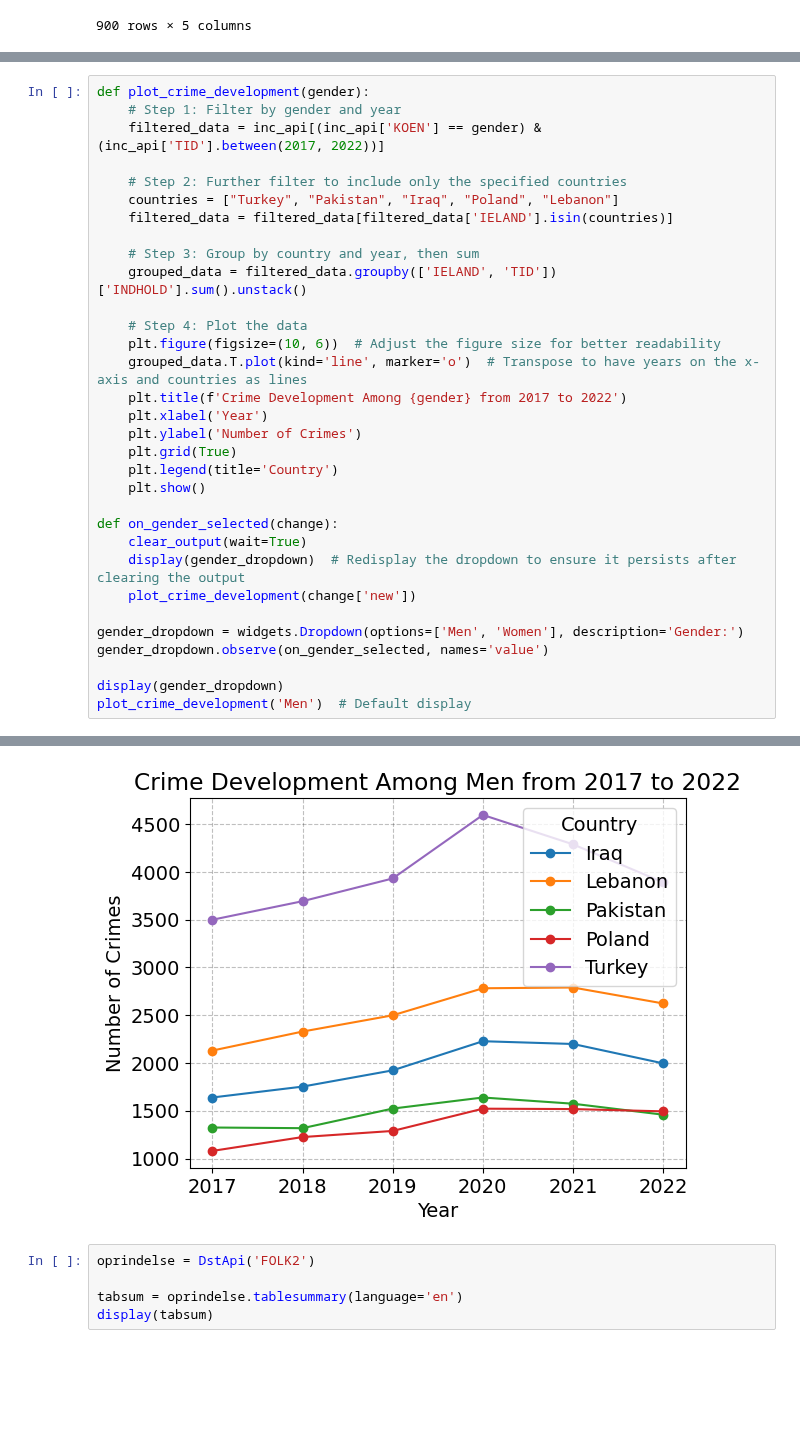
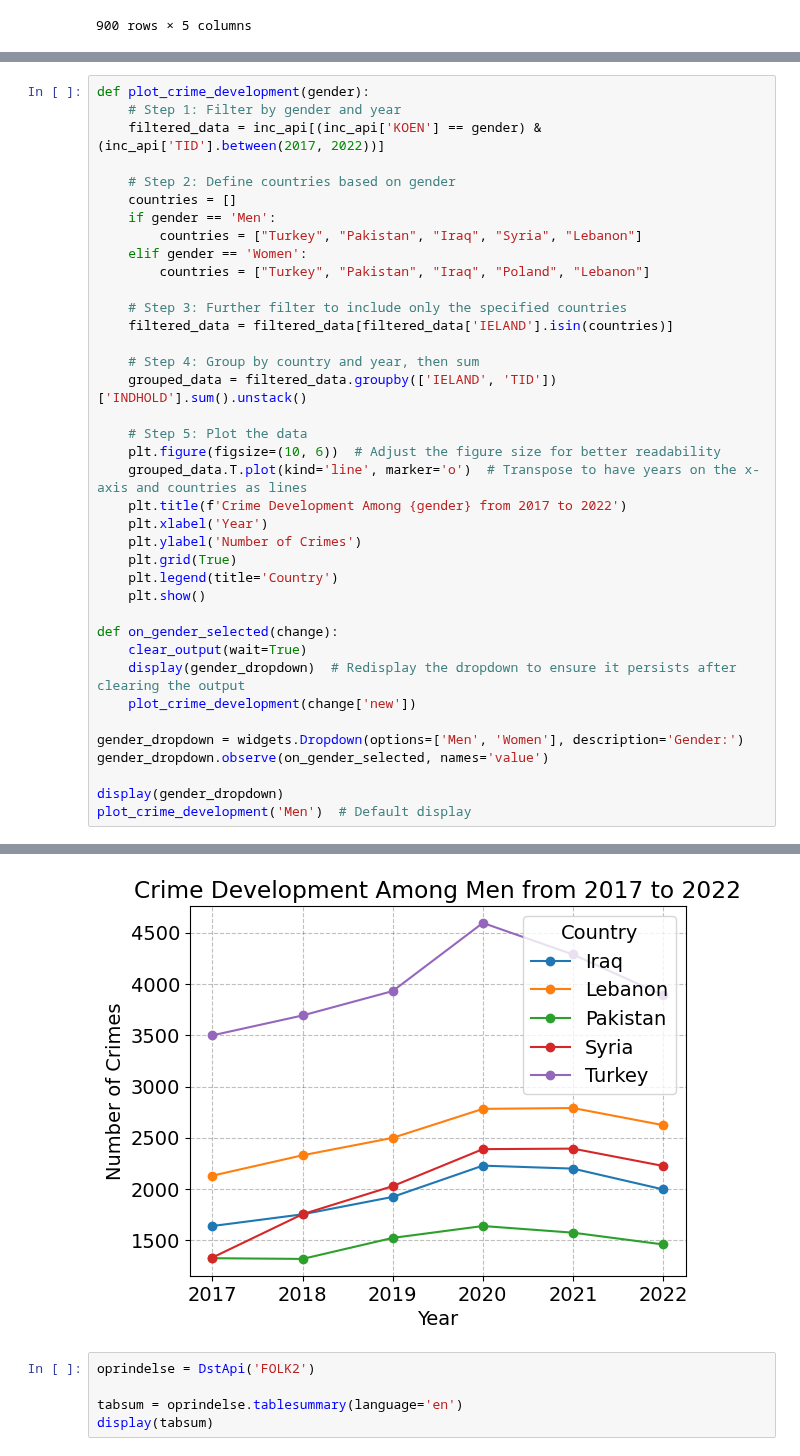
Before and after one commit to NumEconCopenhagen/projects-2024-malik-og-mads, a Jupyter notebook: dataproject/dataproject.ipynb, the cells around one changed output, grey strips where cells are left out. Cells and saved outputs as stored; diff of their text form; blank space fills up the shorter version.

```diff
--- a/dataproject/dataproject.ipynb
+++ b/dataproject/dataproject.ipynb
@@ -250,38 +203,44 @@ plot_pie_chart('Men', 2017)  # Default display
 def plot_crime_development(gender):
     # Step 1: Filter by gender and year
     filtered_data = inc_api[(inc_api['KOEN'] == gender) & (inc_api['TID'].between(2017, 2022))]
 
-    # Step 2: Further filter to include only the specified countries
-    countries = ["Turkey", "Pakistan", "Iraq", "Poland", "Lebanon"]
+    # Step 2: Define countries based on gender
+    countries = []
+    if gender == 'Men':
+        countries = ["Turkey", "Pakistan", "Iraq", "Syria", "Lebanon"]
+    elif gender == 'Women':
+        countries = ["Turkey", "Pakistan", "Iraq", "Poland", "Lebanon"]
+
+    # Step 3: Further filter to include only the specified countries
     filtered_data = filtered_data[filtered_data['IELAND'].isin(countries)]
 
-    # Step 3: Group by country and year, then sum
+    # Step 4: Group by country and year, then sum
     grouped_data = filtered_data.groupby(['IELAND', 'TID'])['INDHOLD'].sum().unstack()
 
-    # Step 4: Plot the data
+    # Step 5: Plot the data
     plt.figure(figsize=(10, 6))  # Adjust the figure size for better readability
     grouped_data.T.plot(kind='line', marker='o')  # Transpose to have years on the x-axis and countries as lines
     plt.title(f'Crime Development Among {gender} from 2017 to 2022')
     plt.xlabel('Year')
     plt.ylabel('Number of Crimes')
     plt.grid(True)
     plt.legend(title='Country')
     plt.show()
 
 def on_gender_selected(change):
     clear_output(wait=True)
     display(gender_dropdown)  # Redisplay the dropdown to ensure it persists after clearing the output
     plot_crime_development(change['new'])
 
 gender_dropdown = widgets.Dropdown(options=['Men', 'Women'], description='Gender:')
 gender_dropdown.observe(on_gender_selected, names='value')
 
 display(gender_dropdown)
 plot_crime_development('Men')  # Default display
 # %% [output]
 [interactive output not drawn]
 <Figure size 1000x600 with 0 Axes>
-[figure, old version]
+[figure, new version]
 # %%
 oprindelse = DstApi('FOLK2')
 
```
Also changed, not shown: parts of 5 cells of this notebook.
